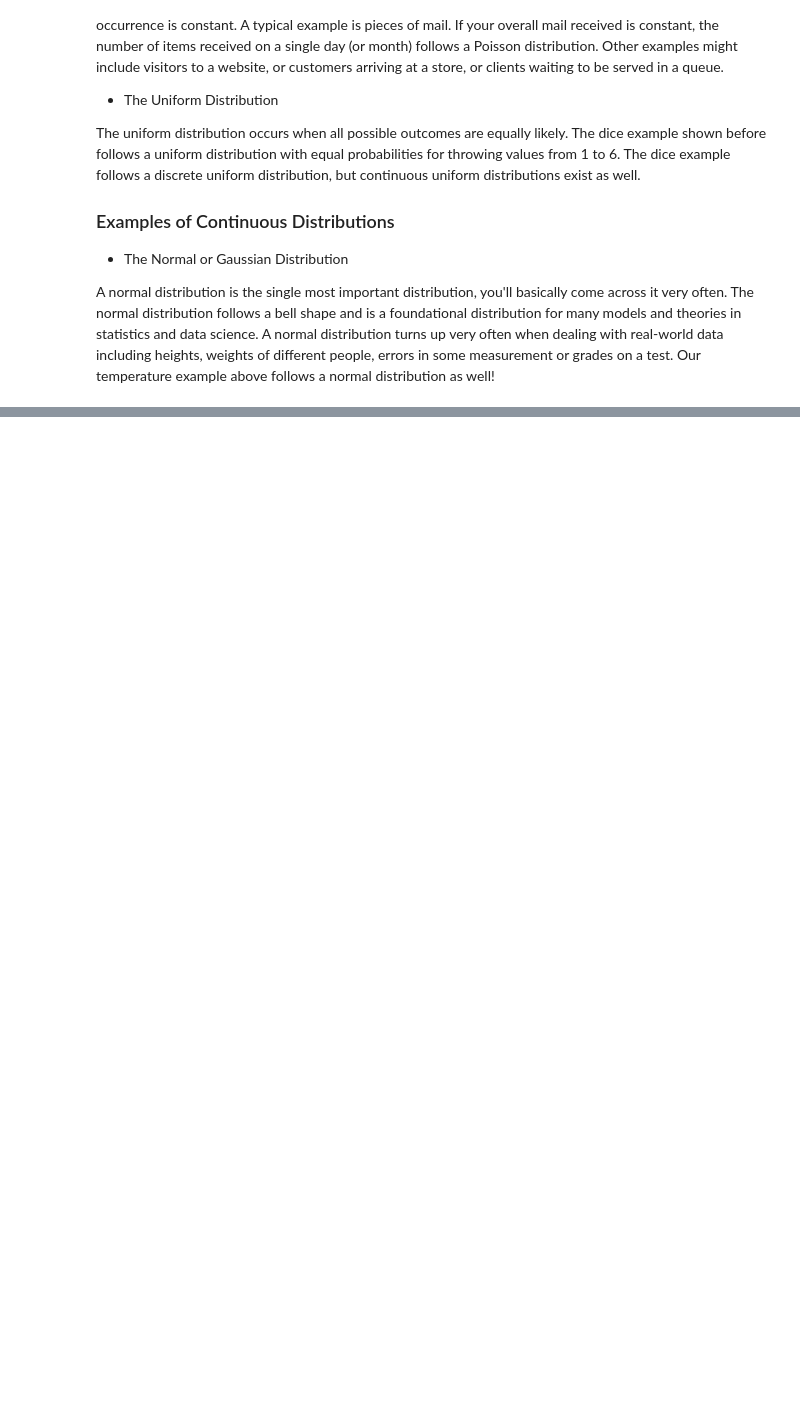
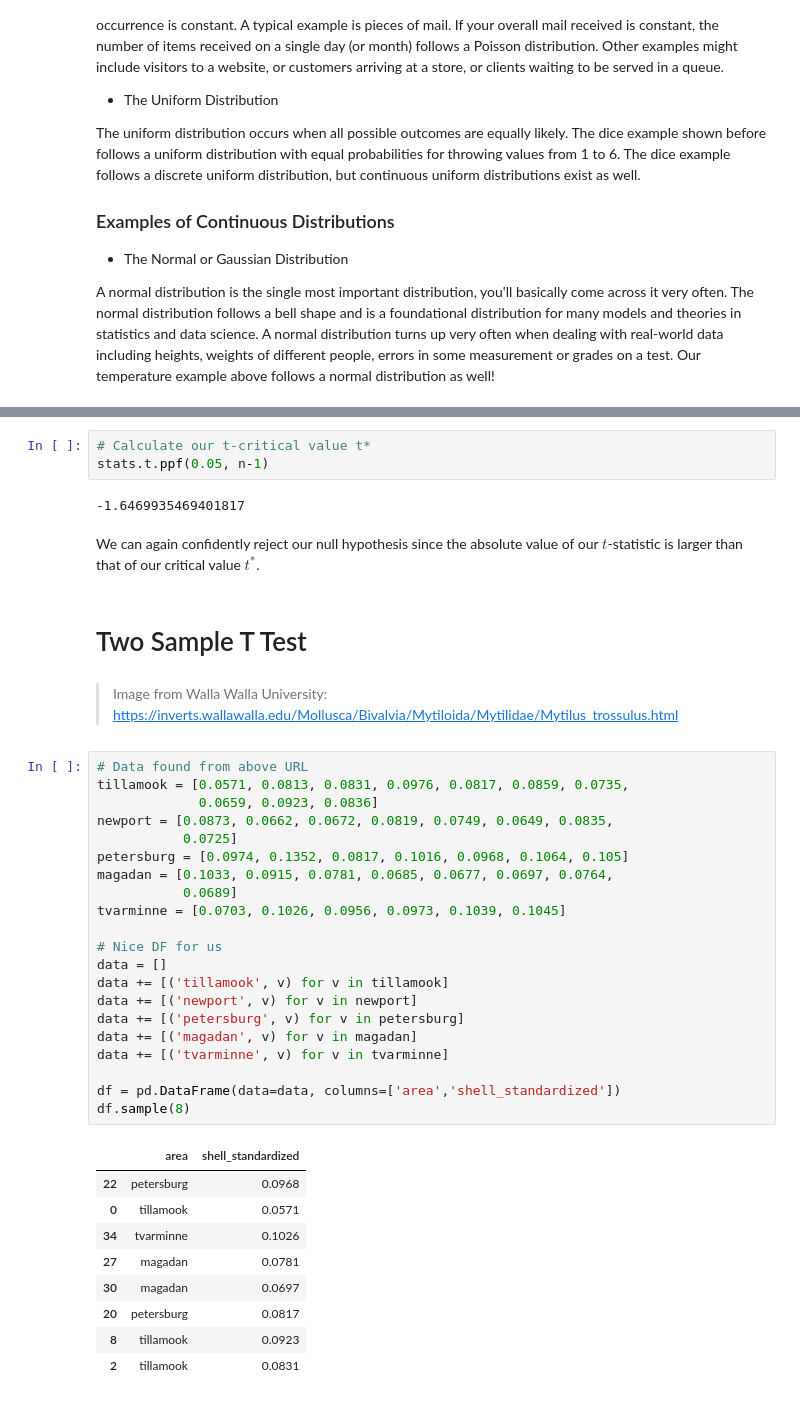
Before and after one commit to jamesleemeredith/Data-Science-Notes, a Jupyter notebook: Cheatsheet.ipynb, the cells around one changed output, grey strips where cells are left out. Saved outputs shown, nothing was run; the diff lists cells and outputs as text; blank space fills up the shorter version.

```diff
--- a/Cheatsheet.ipynb
+++ b/Cheatsheet.ipynb
@@ -522,0 +693,42 @@ A normal distribution is the single most important distribution, you'll basicall
+# %%
+# Calculate our t-critical value t*
+stats.t.ppf(0.05, n-1)
+# %% [output]
+-1.6469935469401817
+# %% [markdown]
+We can again confidently reject our null hypothesis since the absolute value of our $t$-statistic is larger than that of our critical value $t^*$.
+# %% [markdown]
+# Two Sample T Test
+# %% [markdown]
+> Image from Walla Walla University: https://inverts.wallawalla.edu/Mollusca/Bivalvia/Mytiloida/Mytilidae/Mytilus_trossulus.html
+# %%
+# Data found from above URL
+tillamook = [0.0571, 0.0813, 0.0831, 0.0976, 0.0817, 0.0859, 0.0735,
+             0.0659, 0.0923, 0.0836]
+newport = [0.0873, 0.0662, 0.0672, 0.0819, 0.0749, 0.0649, 0.0835,
+           0.0725]
+petersburg = [0.0974, 0.1352, 0.0817, 0.1016, 0.0968, 0.1064, 0.105]
+magadan = [0.1033, 0.0915, 0.0781, 0.0685, 0.0677, 0.0697, 0.0764,
+           0.0689]
+tvarminne = [0.0703, 0.1026, 0.0956, 0.0973, 0.1039, 0.1045]
+
+# Nice DF for us
+data = []
+data += [('tillamook', v) for v in tillamook]
+data += [('newport', v) for v in newport]
+data += [('petersburg', v) for v in petersburg]
+data += [('magadan', v) for v in magadan]
+data += [('tvarminne', v) for v in tvarminne]
+
+df = pd.DataFrame(data=data, columns=['area','shell_standardized'])
+df.sample(8)
+# %% [output]
+|  | area | shell_standardized |
+| 22 | petersburg | 0.0968 |
+| 0 | tillamook | 0.0571 |
+| 34 | tvarminne | 0.1026 |
+| 27 | magadan | 0.0781 |
+| 30 | magadan | 0.0697 |
+| 20 | petersburg | 0.0817 |
+| 8 | tillamook | 0.0923 |
+| 2 | tillamook | 0.0831 |
```
Also changed, not shown: parts of 31 cells of this notebook, 2 other files.
